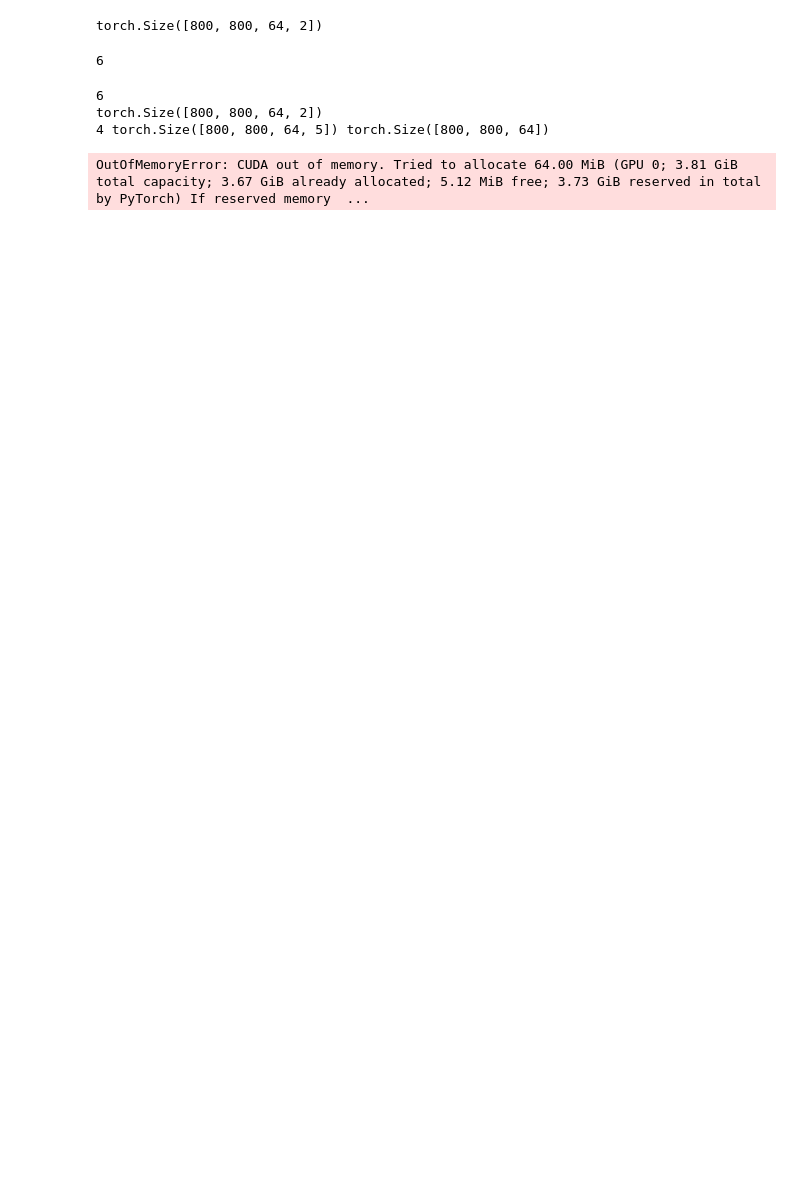
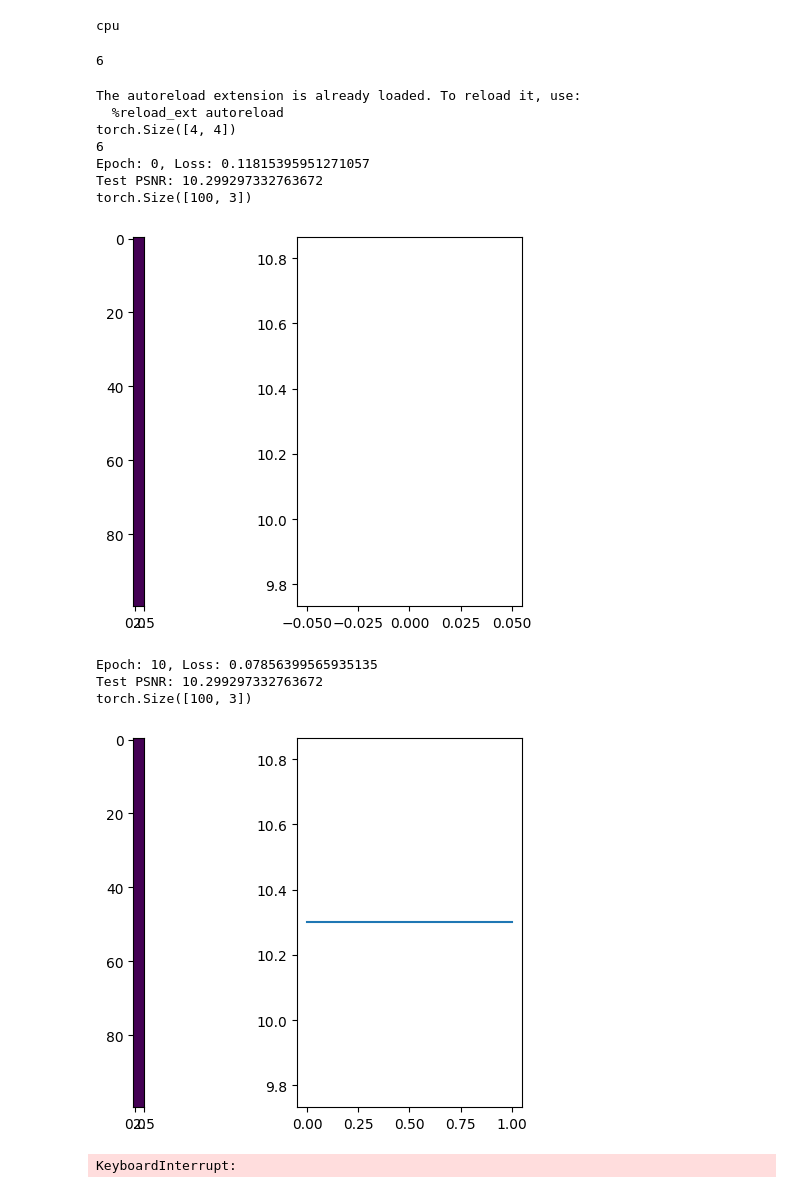
Before and after one commit to Igzi/NeRF-from-scratch, a Jupyter notebook: tiny_nerf.ipynb, the cells around one changed output. Drawn from its saved outputs; the diff is of its cells as text; code cells hidden in the pictures; blank space fills up the shorter version.

```diff
--- a/tiny_nerf.ipynb
+++ b/tiny_nerf.ipynb
@@ -28,12 +31,14 @@ renderer = Renderer(config['renderer'])
 r1, r2 = cameras[0].getRays()
 r1 = r1.expand(r2.shape)
 
+print(r1.device)
+
 points, dists = renderer.getSparsePoints(r1,r2)
 
 points = points.reshape((-1,) + points.shape[2:])
 dists = dists.reshape((-1, ) + dists.shape[2:])
 # %% [output]
-torch.Size([800, 800, 64, 2])
+cpu
 # %%
 from models.TinyNerf import TinyNerf
 
@@ -45,41 +50,62 @@ model = model.to(device)
 # %% [output]
 6
 # %%
+%load_ext autoreload
+%autoreload 2
+
 from utils.TrainerTinyNerf import TrainerTinyNerf
 import imageio.v3 as iio
 
 test_img = "nerf_synthetic/lego/val/r_0.png"
 test_img = iio.imread(test_img)[:,:,:3]
+test_img = torch.tensor(test_img)
+test_img = torch.nn.functional.interpolate(test_img[None,...].permute(
+            0, 3, 1, 2), (100, 100), mode='bilinear', align_corners=False).permute(0, 2, 3, 1)[0]
+test_img = test_img/255
+
 test_pose = torch.tensor([
                 [
                     -0.963964581489563,
                     -0.2611401677131653,
                     0.0507759265601635,
                     0.2046843022108078
                 ],
                 [
                     0.26603081822395325,
                     -0.9462433457374573,
                     0.18398693203926086,
                     0.7416750192642212
                 ],
                 [
                     7.450580596923828e-09,
                     0.1908649355173111,
                     0.9816163182258606,
                     3.957021951675415
                 ],
                 [
                     0.0,
                     0.0,
                     0.0,
                     1.0
                 ]
             ])
+print(test_pose.shape)
+test_pose = test_pose.to('cuda')
+test_img = test_img.to('cuda')
+
 trainer = TrainerTinyNerf(model, device, images, cameras, renderer, config['trainer'])
 trainer.train(test_img[None,...], test_pose[None,...], focal)
 # %% [output]
+The autoreload extension is already loaded. To reload it, use:
+  %reload_ext autoreload
+torch.Size([4, 4])
 6
-torch.Size([800, 800, 64, 2])
-4 torch.Size([800, 800, 64, 5]) torch.Size([800, 800, 64])
+Epoch: 0, Loss: 0.11815395951271057
+Test PSNR: 10.299297332763672
+torch.Size([100, 3])
+[figure, added]
-OutOfMemoryError: CUDA out of memory. Tried to allocate 64.00 MiB (GPU 0; 3.81 GiB total capacity; 3.67 GiB already allocated; 5.12 MiB free; 3.73 GiB reserved in total by PyTorch) If reserved memory  ...
+Epoch: 10, Loss: 0.07856399565935135
+Test PSNR: 10.299297332763672
+torch.Size([100, 3])
+[figure, added]
+KeyboardInterrupt:
```
Also changed, not shown: parts of 1 cell of this notebook, 5 other files.
